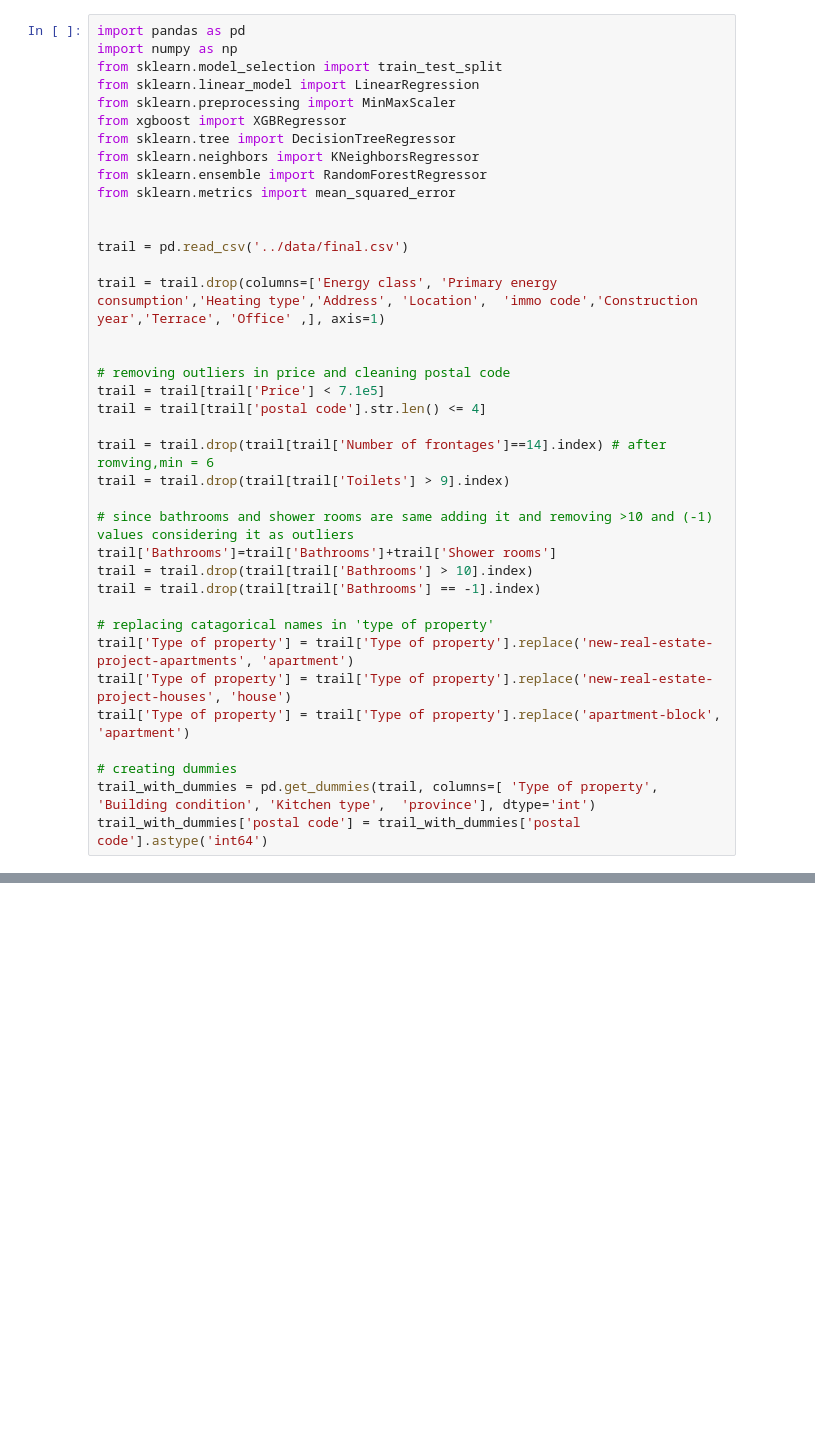
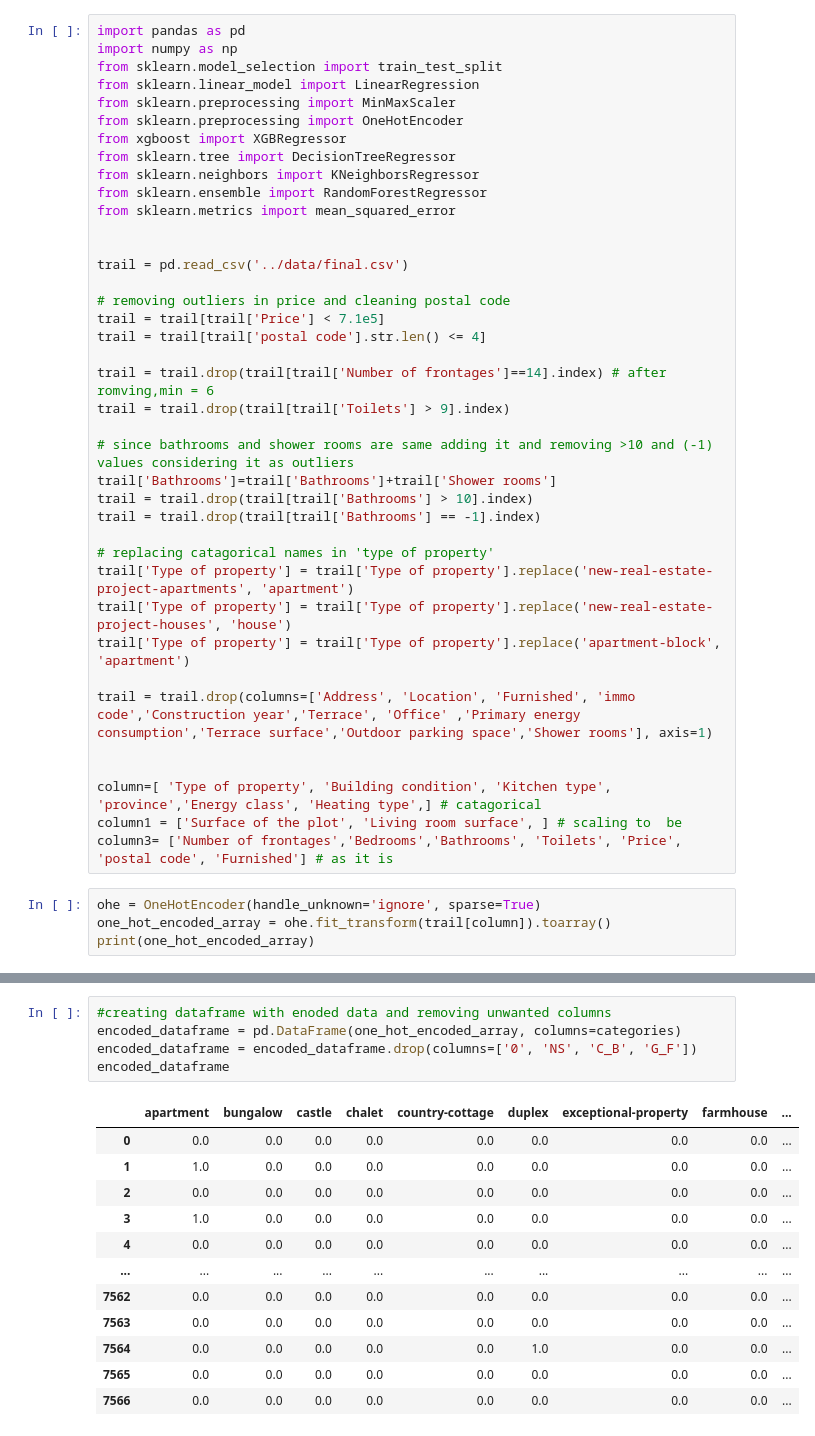
Before and after one commit to MythiliPalanisamy/Analysation_and_Model_Building, a Jupyter notebook: model building/full_code.ipynb, the cells around one changed output, grey strips where cells are left out. Saved outputs shown, nothing was run; the diff lists cells and outputs as text; blank space fills up the shorter version.

```diff
--- a/model building/full_code.ipynb
+++ b/model building/full_code.ipynb
@@ -4,6 +4,7 @@ import numpy as np
 from sklearn.model_selection import train_test_split
 from sklearn.linear_model import LinearRegression
 from sklearn.preprocessing import MinMaxScaler
+from sklearn.preprocessing import OneHotEncoder
 from xgboost import XGBRegressor
 from sklearn.tree import DecisionTreeRegressor
 from sklearn.neighbors import KNeighborsRegressor
@@ -12,9 +13,6 @@ from sklearn.metrics import mean_squared_error
 
 
 trail = pd.read_csv('../data/final.csv')
-
-trail = trail.drop(columns=['Energy class', 'Primary energy consumption','Heating type','Address', 'Location',  'immo code','Construction year','Terrace', 'Office' ,], axis=1)
-
 
 # removing outliers in price and cleaning postal code
 trail = trail[trail['Price'] < 7.1e5]
@@ -33,6 +31,13 @@ trail['Type of property'] = trail['Type of property'].replace('new-real-estate-p
 trail['Type of property'] = trail['Type of property'].replace('new-real-estate-project-houses', 'house')
 trail['Type of property'] = trail['Type of property'].replace('apartment-block', 'apartment')
 
-# creating dummies
-trail_with_dummies = pd.get_dummies(trail, columns=[ 'Type of property', 'Building condition', 'Kitchen type',  'province'], dtype='int')
-trail_with_dummies['postal code'] = trail_with_dummies['postal code'].astype('int64')
+trail = trail.drop(columns=['Address', 'Location', 'Furnished', 'immo code','Construction year','Terrace', 'Office' ,'Primary energy consumption','Terrace surface','Outdoor parking space','Shower rooms'], axis=1)
+
+
+column=[ 'Type of property', 'Building condition', 'Kitchen type',  'province','Energy class', 'Heating type',] # catagorical
+column1 = ['Surface of the plot', 'Living room surface', ] # scaling to  be
+column3= ['Number of frontages','Bedrooms','Bathrooms', 'Toilets', 'Price', 'postal code', 'Furnished'] # as it is
+# %%
+ohe = OneHotEncoder(handle_unknown='ignore', sparse=True)
+one_hot_encoded_array = ohe.fit_transform(trail[column]).toarray()
+print(one_hot_encoded_array)
@@ -38,0 +89,18 @@ trail_with_dummies['postal code'] = trail_with_dummies['postal code'].astype('in
+# %%
+#creating dataframe with enoded data and removing unwanted columns
+encoded_dataframe = pd.DataFrame(one_hot_encoded_array, columns=categories)
+encoded_dataframe = encoded_dataframe.drop(columns=['0', 'NS', 'C_B', 'G_F'])
+encoded_dataframe
+# %% [output]
+|  | apartment | bungalow | castle | chalet | country-cottage | duplex | exceptional-property | farmhouse | ... |
+| 0 | 0.0 | 0.0 | 0.0 | 0.0 | 0.0 | 0.0 | 0.0 | 0.0 | ... |
+| 1 | 1.0 | 0.0 | 0.0 | 0.0 | 0.0 | 0.0 | 0.0 | 0.0 | ... |
+| 2 | 0.0 | 0.0 | 0.0 | 0.0 | 0.0 | 0.0 | 0.0 | 0.0 | ... |
+| 3 | 1.0 | 0.0 | 0.0 | 0.0 | 0.0 | 0.0 | 0.0 | 0.0 | ... |
+| 4 | 0.0 | 0.0 | 0.0 | 0.0 | 0.0 | 0.0 | 0.0 | 0.0 | ... |
+| ... | ... | ... | ... | ... | ... | ... | ... | ... | ... |
+| 7562 | 0.0 | 0.0 | 0.0 | 0.0 | 0.0 | 0.0 | 0.0 | 0.0 | ... |
+| 7563 | 0.0 | 0.0 | 0.0 | 0.0 | 0.0 | 0.0 | 0.0 | 0.0 | ... |
+| 7564 | 0.0 | 0.0 | 0.0 | 0.0 | 0.0 | 1.0 | 0.0 | 0.0 | ... |
+| 7565 | 0.0 | 0.0 | 0.0 | 0.0 | 0.0 | 0.0 | 0.0 | 0.0 | ... |
+| 7566 | 0.0 | 0.0 | 0.0 | 0.0 | 0.0 | 0.0 | 0.0 | 0.0 | ... |
```
Also changed, not shown: parts of 11 cells of this notebook, 1 other file.
